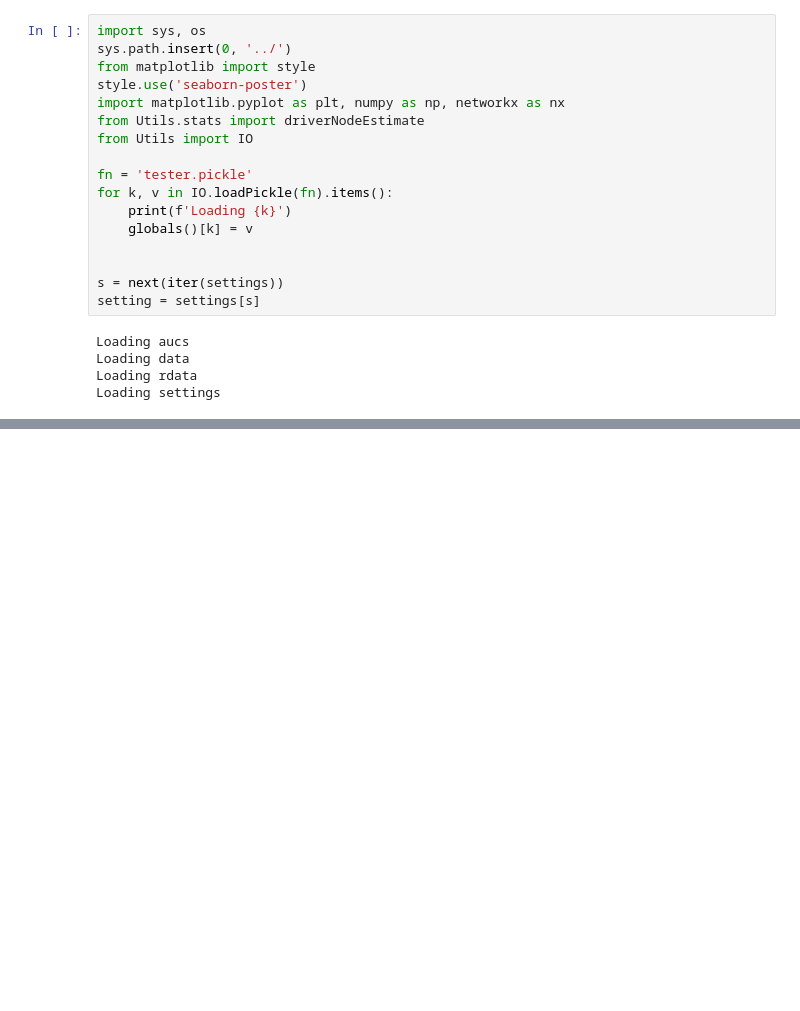
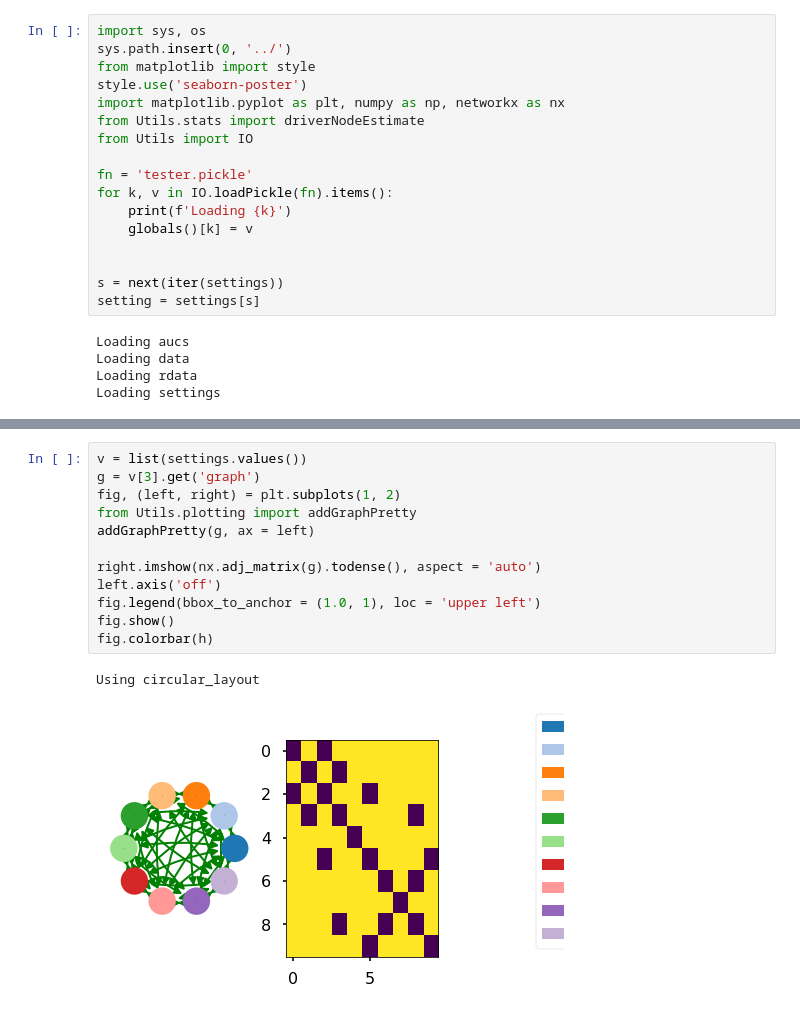
Before and after one commit to cvanelteren/information_impact, a Jupyter notebook: Notebooks/percentile analysis.ipynb, the cells around one changed output, grey strips where cells are left out. Saved outputs shown, nothing was run; the diff lists cells and outputs as text; blank space fills up the shorter version.

```diff
--- a/Notebooks/percentile analysis.ipynb
+++ b/Notebooks/percentile analysis.ipynb
@@ -167,0 +345,15 @@ fig.show()
+# %%
+v = list(settings.values())
+g = v[3].get('graph')
+fig, (left, right) = plt.subplots(1, 2)
+from Utils.plotting import addGraphPretty
+addGraphPretty(g, ax = left)
+
+right.imshow(nx.adj_matrix(g).todense(), aspect = 'auto')
+left.axis('off')
+fig.legend(bbox_to_anchor = (1.0, 1), loc = 'upper left')
+fig.show()
+fig.colorbar(h)
+# %% [output]
+Using circular_layout
+[figure, added]
```
Also changed, not shown: parts of 11 cells of this notebook, 9 other files.
